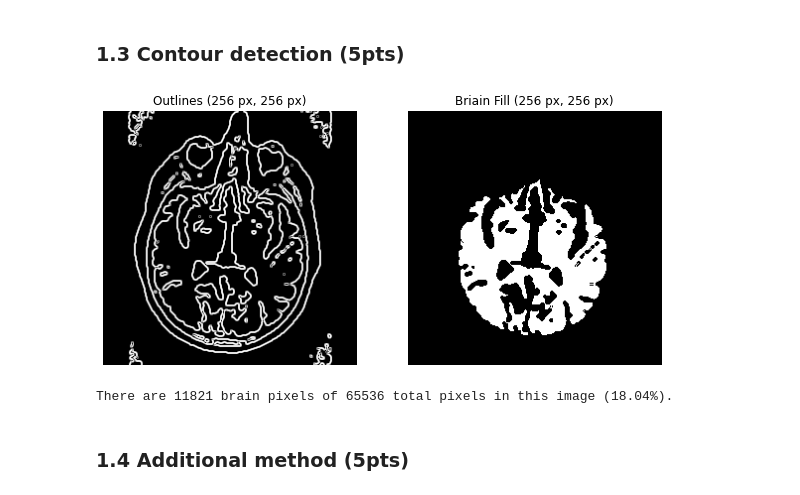
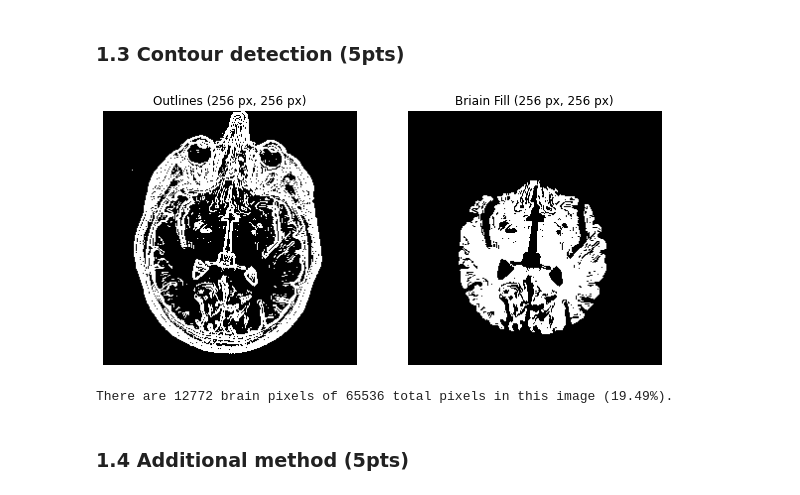
Before and after one commit to mbiselx/ImgAnlNPatRec, a Jupyter notebook: labs/lab_01_segmentation.ipynb, the cells around one changed output. Cells and saved outputs as stored; diff of their text form; code cells hidden in the pictures.

```diff
--- a/labs/lab_01_segmentation.ipynb
+++ b/labs/lab_01_segmentation.ipynb
@@ -108,28 +108,29 @@ There are 14690 brain pixels of 65536 total pixels in this image (22.42%).
 # %%
 # Add your implementation and discussion
 import skimage.measure
 import skimage.filters
 
 # find image countours
-edges_raw  = skimage.filters.difference_of_gaussians(brain_im, 1, 20) # heuristic thresholding
-edges_edg  = skimage.filters.sobel(np.sign(edges_raw));
-mask       = skimage.segmentation.flood(edges_edg, seed_point, tolerance=.9) # heuristic thresholding
+edges_edg  = skimage.filters.sobel(brain_im)
+thresh = skimage.filters.threshold_otsu(edges_edg)
+edges_binary = (edges_edg > 0.5*thresh).astype(int)
+mask       = skimage.segmentation.flood(edges_binary, seed_point, tolerance=0.9) # heuristic thresholding
 
 
 # display the mask
 fig, ax = plt.subplots(1, 2, figsize=(10, 8))
-ax[0].imshow(edges_edg, cmap='gray')
+ax[0].imshow(edges_binary, cmap='gray')
 ax[1].imshow(mask, cmap='gray')
 ax[0].set_title('Outlines ({} px, {} px)'.format(im_h, im_w))
 ax[1].set_title('Briain Fill ({} px, {} px)'.format(im_h, im_w))
 for axis in ax : axis.axis('off')
 plt.show()
 
 # count the number of brain pixels
 print("There are {} brain pixels of {} total pixels in this image ({:.2f}%).".format(np.sum(mask), im_h*im_w, 100*np.sum(mask)/(im_h*im_w)))
 # %% [output]
-[figure, old version]
+[figure, new version]
-There are 11821 brain pixels of 65536 total pixels in this image (18.04%).
+There are 12772 brain pixels of 65536 total pixels in this image (19.49%).
 # %% [markdown]
 ### 1.4 Additional method (5pts)
 # %%
```
Also changed, not shown: parts of 4 cells of this notebook.
